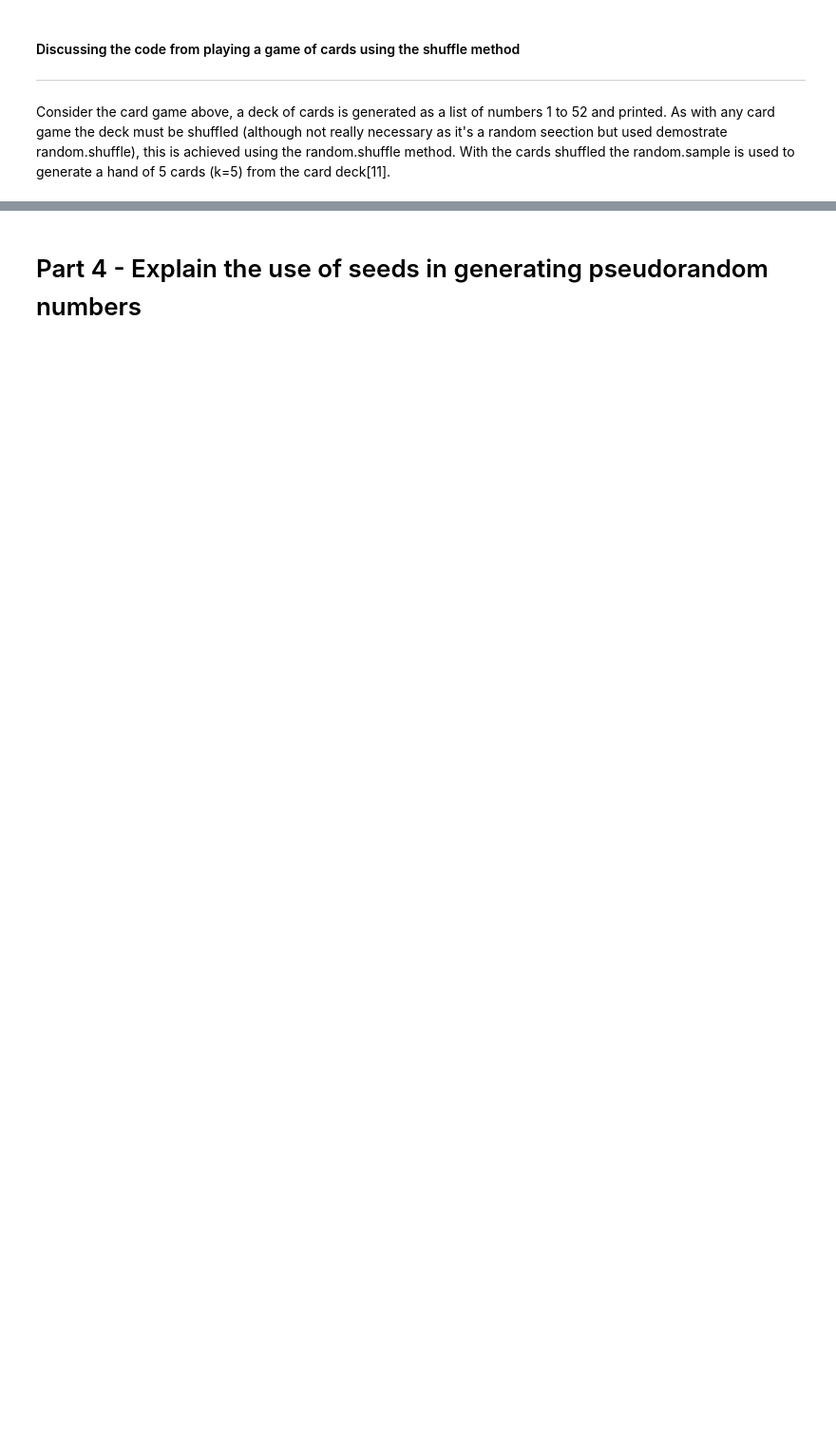
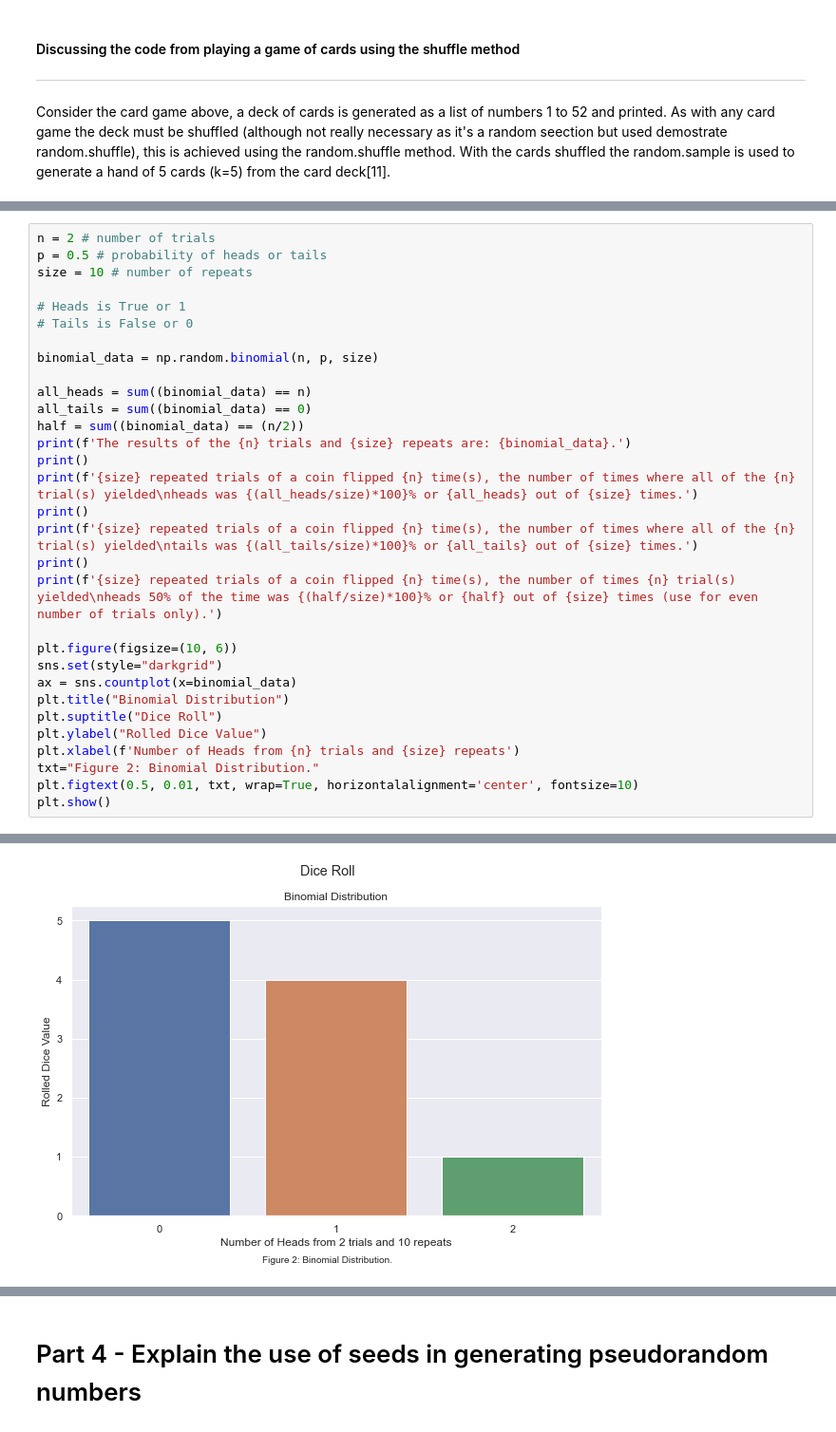
Before and after one commit to KeithQuinn/Assignment_2020_Programming-for-Data-Analysis, a Jupyter notebook: Assignment_2020_Programming for Data Analysis.ipynb, the cells around one changed output, grey strips where cells are left out. Shown: that part at 95% size. Saved outputs shown, nothing was run; the diff lists cells and outputs as text; blank space fills up the shorter version.

```diff
--- a/Assignment_2020_Programming for Data Analysis.ipynb
+++ b/Assignment_2020_Programming for Data Analysis.ipynb
@@ -334,0 +363,32 @@ Consider the card game above, a deck of cards is generated as a list of numbers
+# %%
+n = 2 # number of trials
+p = 0.5 # probability of heads or tails
+size = 10 # number of repeats
+
+# Heads is True or 1
+# Tails is False or 0
+
+binomial_data = np.random.binomial(n, p, size)
+
+all_heads = sum((binomial_data) == n)
+all_tails = sum((binomial_data) == 0)
+half = sum((binomial_data) == (n/2))
+print(f'The results of the {n} trials and {size} repeats are: {binomial_data}.')
+print()
+print(f'{size} repeated trials of a coin flipped {n} time(s), the number of times where all of the {n} trial(s) yielded\nheads was {(all_heads/size)*100}% or {all_heads} out of {size} times.')
+print()
+print(f'{size} repeated trials of a coin flipped {n} time(s), the number of times where all of the {n} trial(s) yielded\ntails was {(all_tails/size)*100}% or {all_tails} out of {size} times.')
+print()
+print(f'{size} repeated trials of a coin flipped {n} time(s), the number of times {n} trial(s) yielded\nheads 50% of the time was {(half/size)*100}% or {half} out of {size} times (use for even number of trials only).')
+
+plt.figure(figsize=(10, 6))
+sns.set(style="darkgrid")
+ax = sns.countplot(x=binomial_data)
+plt.title("Binomial Distribution")
+plt.suptitle("Dice Roll")
+plt.ylabel("Rolled Dice Value")
+plt.xlabel(f'Number of Heads from {n} trials and {size} repeats')
+txt="Figure 2: Binomial Distribution."
+plt.figtext(0.5, 0.01, txt, wrap=True, horizontalalignment='center', fontsize=10)
+plt.show()
+# %% [output]
@@ -334,0 +405 @@ Consider the card game above, a deck of cards is generated as a list of numbers
+[figure, added]
```
Also changed, not shown: parts of 27 cells of this notebook.
